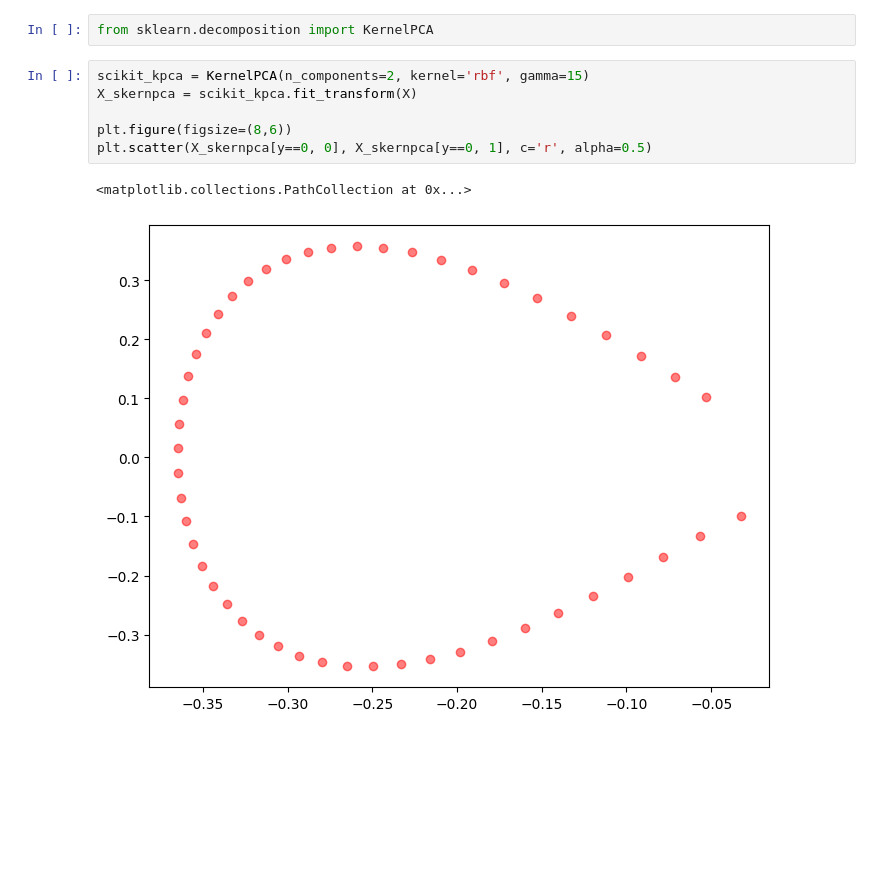
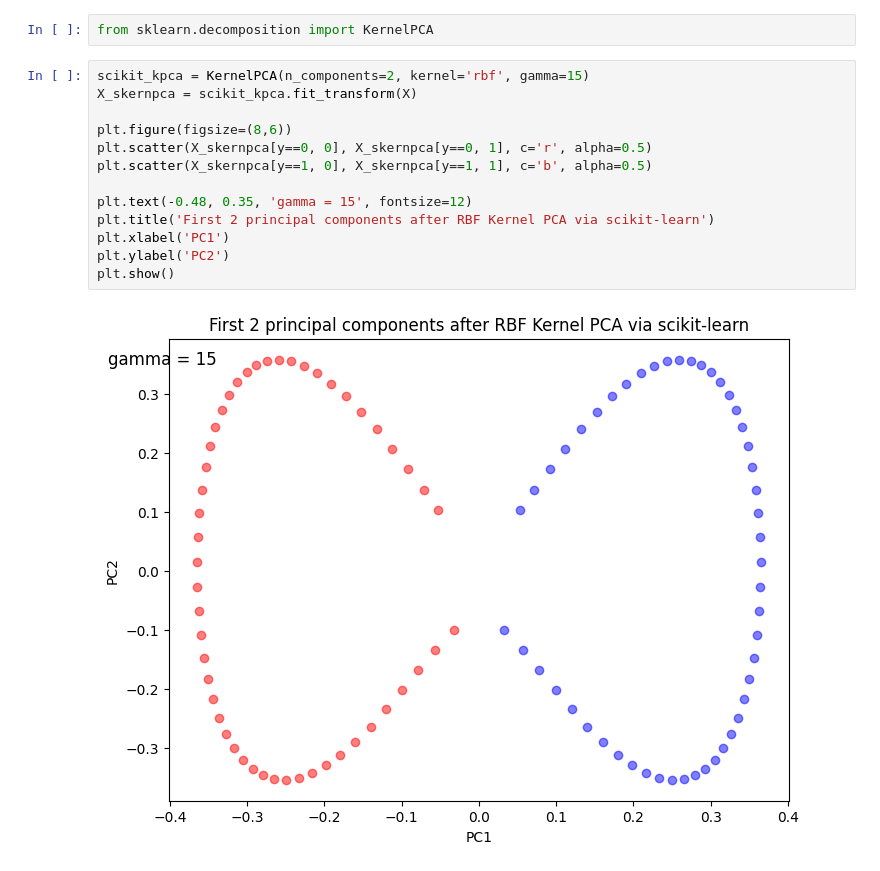
Before and after one commit to MaximillianJacob/PCA_Learning, a Jupyter notebook: py/2_KernelPCA/test3_Sebastian_Raschka.ipynb, the cells around one changed output. Drawn from its saved outputs; the diff is of its cells as text; blank space fills up the shorter version.

```diff
--- a/py/2_KernelPCA/test3_Sebastian_Raschka.ipynb
+++ b/py/2_KernelPCA/test3_Sebastian_Raschka.ipynb
@@ -222,9 +222,15 @@ from sklearn.decomposition import KernelPCA
 # %%
 scikit_kpca = KernelPCA(n_components=2, kernel='rbf', gamma=15)
 X_skernpca = scikit_kpca.fit_transform(X)
 
 plt.figure(figsize=(8,6))
 plt.scatter(X_skernpca[y==0, 0], X_skernpca[y==0, 1], c='r', alpha=0.5)
+plt.scatter(X_skernpca[y==1, 0], X_skernpca[y==1, 1], c='b', alpha=0.5)
+
+plt.text(-0.48, 0.35, 'gamma = 15', fontsize=12)
+plt.title('First 2 principal components after RBF Kernel PCA via scikit-learn')
+plt.xlabel('PC1')
+plt.ylabel('PC2')
+plt.show()
 # %% [output]
-<matplotlib.collections.PathCollection at 0x...>
-[figure, old version]
+[figure, new version]
```
Also changed, not shown: parts of 9 cells of this notebook.
